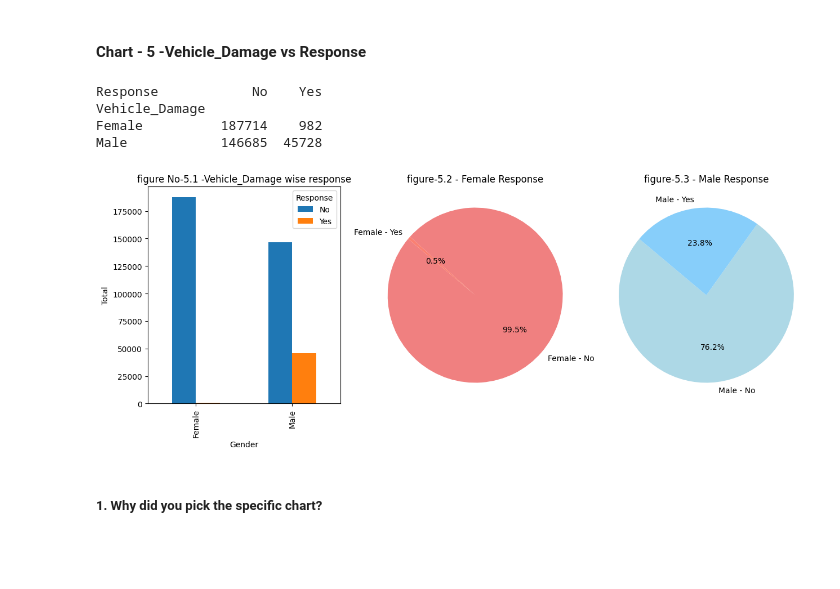
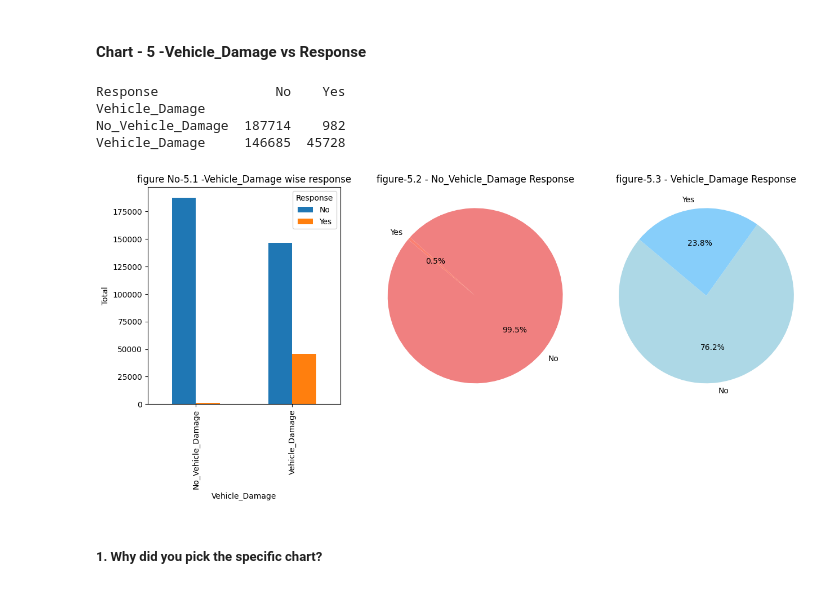
Before and after one commit to chetansgode/Health_Insurance_Cross_Sales_Prediction_classification, a Jupyter notebook: Health_Insurance_Cross_Sales_Prediction_classification.ipynb, the cells around one changed output. Cells and saved outputs as stored; diff of their text form; code cells hidden in the pictures; blank space fills up the shorter version.

```diff
--- a/Health_Insurance_Cross_Sales_Prediction_classification.ipynb
+++ b/Health_Insurance_Cross_Sales_Prediction_classification.ipynb
@@ -595,42 +589,42 @@ Index(['id', 'Gender', 'Age', 'Driving_License', 'Region_Code',
 
 # Vehicle_Damage wise customers response
 a=df.groupby('Vehicle_Damage')['Response'].value_counts().unstack()
-a.rename(columns={0:'No',1:'Yes'},index={0:'Female',1:'Male'},inplace=True)
+a.rename(columns={0:'No',1:'Yes'},index={0:'No_Vehicle_Damage',1:'Vehicle_Damage'},inplace=True)
 print(a)
 # %% [output]
-Response            No    Yes
+Response               No    Yes
 Vehicle_Damage
-Female          187714    982
-Male            146685  45728
+No_Vehicle_Damage  187714    982
+Vehicle_Damage     146685  45728
 # %%
 # Chart - 5 visualization -Vehicle_Damage vs Response
 
 fig,axs=plt.subplots(1,3,figsize=(15,5))
 a.plot(kind='bar',ax=axs[0])
 axs[0].set_title('figure No-5.1 -Vehicle_Damage wise response')
-axs[0].set_xlabel('Gender')
+axs[0].set_xlabel('Vehicle_Damage')
 axs[0].set_ylabel('Total')
 
 
 # Data for pie chart plot to see in percent.
-Vehicle_Damage_female = [187714  ,  982]
-categories_female = ['Female - No', 'Female - Yes']
-Vehicle_Damage_male = [ 146685 , 45728]
-categories_male = ['Male - No', 'Male - Yes']
+No_Vehicle_Damage = [187714  ,  982]
+categories_female = ['No', 'Yes']
+Vehicle_Damage = [ 146685 , 45728]
+categories_male = ['No', 'Yes']
 
 # Plotting the pie chart
 
-axs[1].pie(Vehicle_Damage_female, labels=categories_female, autopct='%1.1f%%', startangle=140, colors=['lightcoral', 'salmon', ])
+axs[1].pie(No_Vehicle_Damage, labels=categories_female, autopct='%1.1f%%', startangle=140, colors=['lightcoral', 'salmon', ])
 
 axs[1].axis('equal')
-axs[1].set_title('figure-5.2 - Female Response')
+axs[1].set_title('figure-5.2 - No_Vehicle_Damage Response')
 
-axs[2].pie(Vehicle_Damage_male, labels=categories_male, autopct='%1.1f%%', startangle=140, colors=[ 'lightblue', 'lightskyblue'])
-axs[2].set_title('figure-5.3 - Male Response')
+axs[2].pie(Vehicle_Damage, labels=categories_male, autopct='%1.1f%%', startangle=140, colors=[ 'lightblue', 'lightskyblue'])
+axs[2].set_title('figure-5.3 - Vehicle_Damage Response')
 axs[2].axis('equal')
 plt.show()
 # %% [output]
-[figure, old version]
+[figure, new version]
 # %% [markdown]
 ##### 1. Why did you pick the specific chart?
 # %% [markdown]
```
Also changed, not shown: parts of 33 cells of this notebook.
